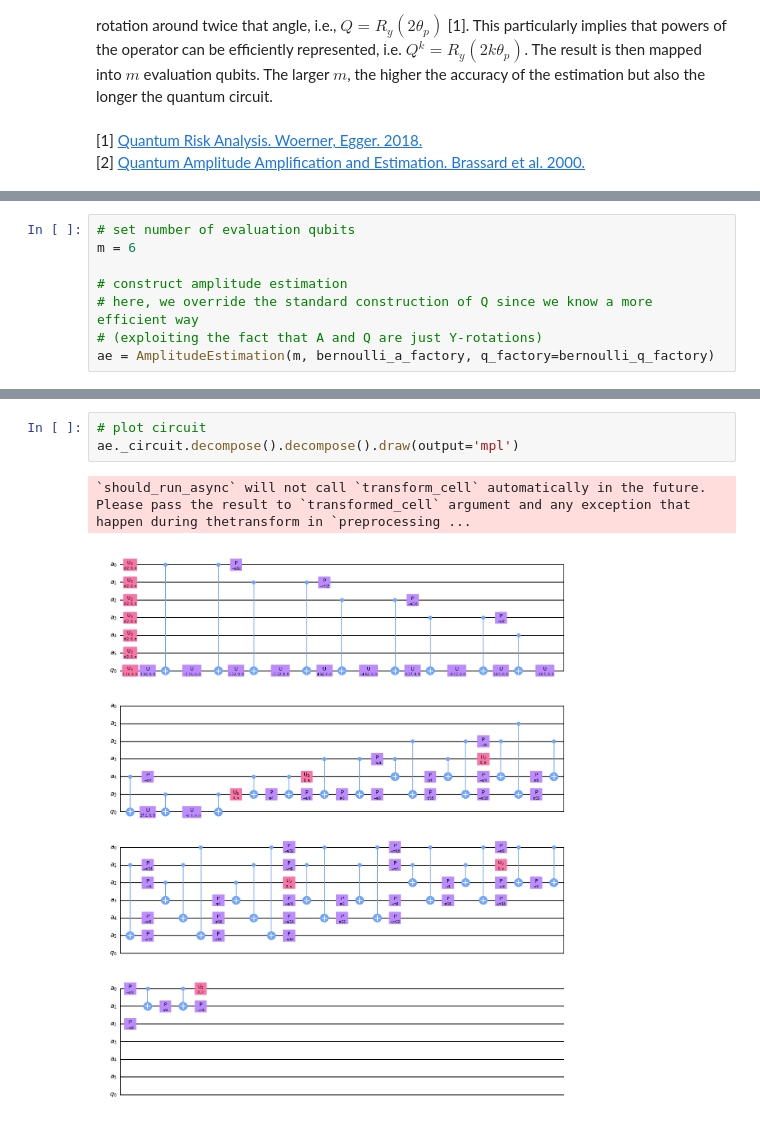
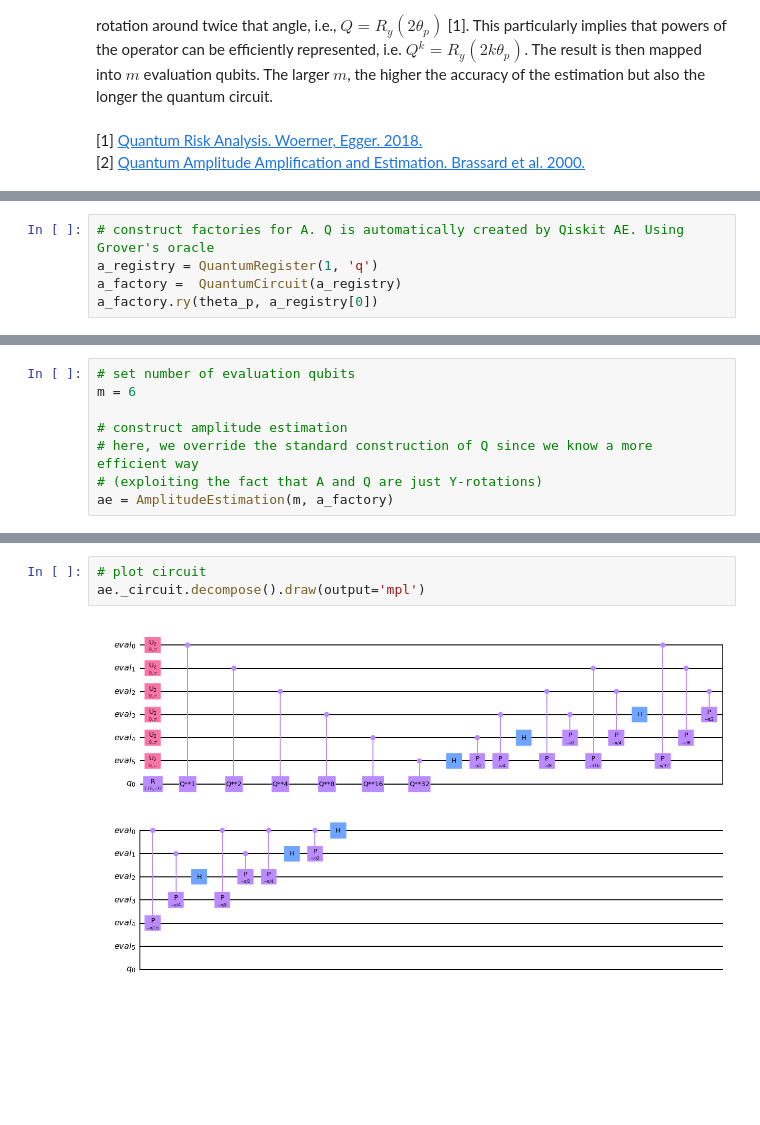
Before and after one commit to sergiogh/upc_credit_risk, a Jupyter notebook: amplitude_estimation.ipynb, the cells around one changed output, grey strips where cells are left out. Drawn from its saved outputs; the diff is of its cells as text; blank space fills up the shorter version.

```diff
--- a/amplitude_estimation.ipynb
+++ b/amplitude_estimation.ipynb
@@ -108,0 +47,5 @@ The S0Factory is deprecated as of Aqua 0.8.0 and will be removed no earlier than
+# %%
+# construct factories for A. Q is automatically created by Qiskit AE. Using Grover's oracle
+a_registry = QuantumRegister(1, 'q')
+a_factory =  QuantumCircuit(a_registry)
+a_factory.ry(theta_p, a_registry[0])
@@ -113,4 +58,4 @@ m = 6
 # construct amplitude estimation
 # here, we override the standard construction of Q since we know a more efficient way
 # (exploiting the fact that A and Q are just Y-rotations)
-ae = AmplitudeEstimation(m, bernoulli_a_factory, q_factory=bernoulli_q_factory)
+ae = AmplitudeEstimation(m, a_factory)
@@ -167,7 +97,6 @@ values deprecated, use mapped_a_samples property.
 [figure]
 # %%
 # plot circuit
-ae._circuit.decompose().decompose().draw(output='mpl')
+ae._circuit.decompose().draw(output='mpl')
 # %% [output]
-`should_run_async` will not call `transform_cell` automatically in the future. Please pass the result to `transformed_cell` argument and any exception that happen during thetransform in `preprocessing ...
-[figure, old version]
+[figure, new version]
```
Also changed, not shown: parts of 16 cells of this notebook, 4 other files.
